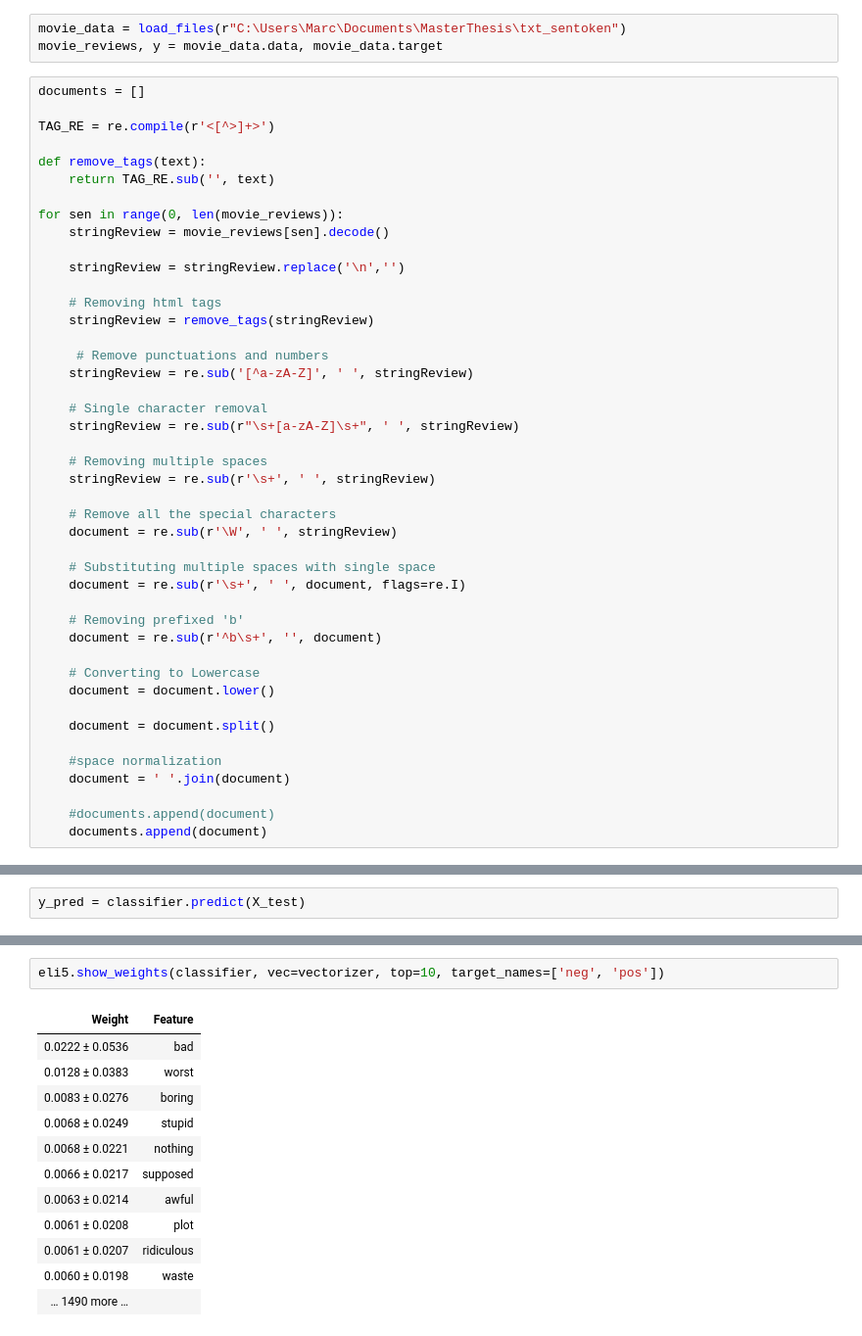
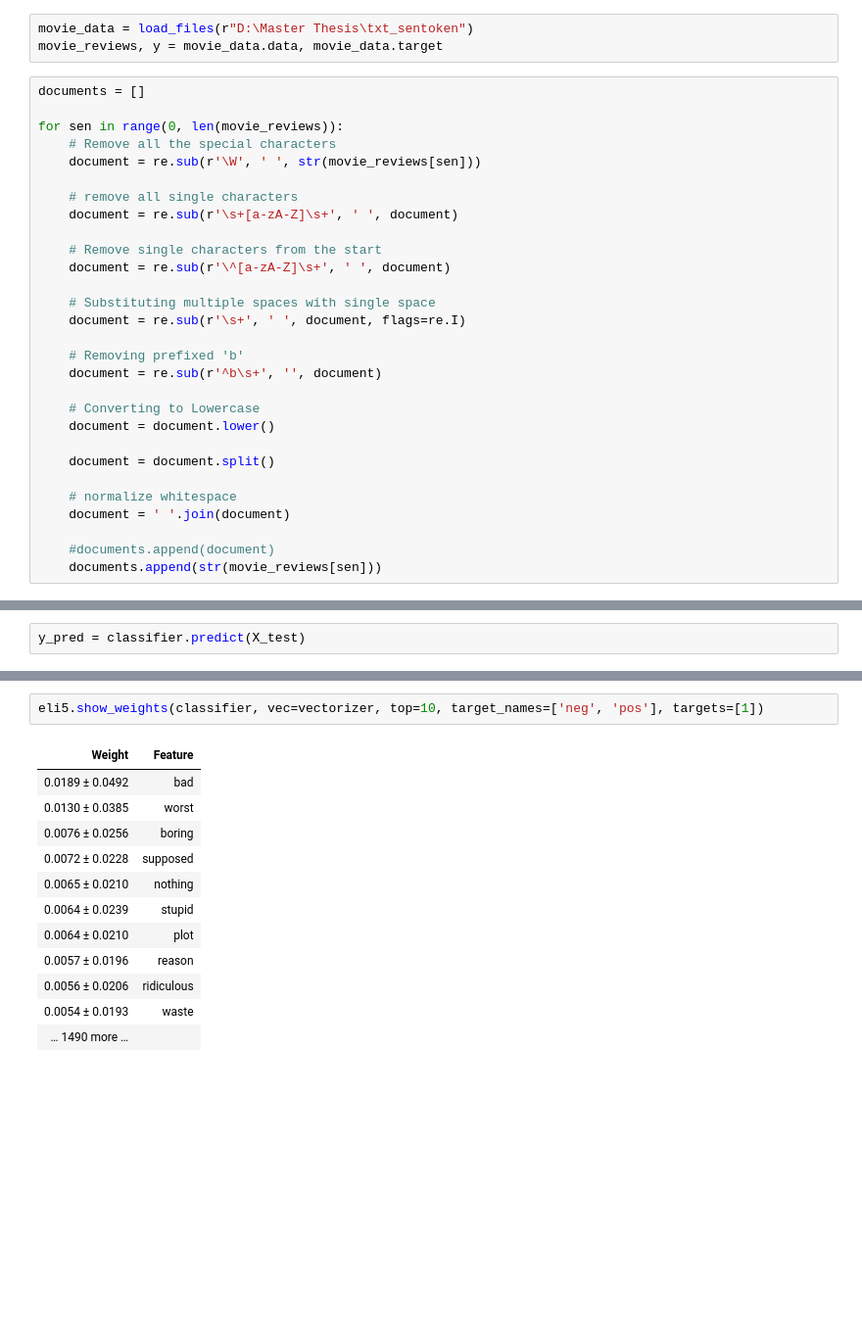
Before and after one commit to habis-git/MT, a Jupyter notebook: Jupyter Notebooks/TextClassifikation.ipynb, the cells around one changed output, grey strips where cells are left out. Shown at 98% size. Saved outputs shown, nothing was run; the diff lists cells and outputs as text; blank space fills up the shorter version.

```diff
--- a/Jupyter Notebooks/TextClassifikation.ipynb
+++ b/Jupyter Notebooks/TextClassifikation.ipynb
@@ -11,35 +10,20 @@ from nltk.corpus import stopwords
 [nltk_data]     C:\Users\Marc\AppData\Roaming\nltk_data...
 [nltk_data]   Package stopwords is already up-to-date!
 # %%
-movie_data = load_files(r"C:\Users\Marc\Documents\MasterThesis\txt_sentoken")
+movie_data = load_files(r"D:\Master Thesis\txt_sentoken")
 movie_reviews, y = movie_data.data, movie_data.target
 # %%
 documents = []
 
-TAG_RE = re.compile(r'<[^>]+>')
+for sen in range(0, len(movie_reviews)):
+    # Remove all the special characters
+    document = re.sub(r'\W', ' ', str(movie_reviews[sen]))
 
-def remove_tags(text):
-    return TAG_RE.sub('', text)
+    # remove all single characters
+    document = re.sub(r'\s+[a-zA-Z]\s+', ' ', document)
 
-for sen in range(0, len(movie_reviews)):
-    stringReview = movie_reviews[sen].decode()
-
-    stringReview = stringReview.replace('\n','')
-
-    # Removing html tags
-    stringReview = remove_tags(stringReview)
-
-     # Remove punctuations and numbers
-    stringReview = re.sub('[^a-zA-Z]', ' ', stringReview)
-
-    # Single character removal
-    stringReview = re.sub(r"\s+[a-zA-Z]\s+", ' ', stringReview)
-
-    # Removing multiple spaces
-    stringReview = re.sub(r'\s+', ' ', stringReview)
-
-    # Remove all the special characters
-    document = re.sub(r'\W', ' ', stringReview)
+    # Remove single characters from the start
+    document = re.sub(r'\^[a-zA-Z]\s+', ' ', document)
 
     # Substituting multiple spaces with single space
     document = re.sub(r'\s+', ' ', document, flags=re.I)
@@ -52,11 +36,11 @@ for sen in range(0, len(movie_reviews)):
 
     document = document.split()
 
-    #space normalization
+    # normalize whitespace
     document = ' '.join(document)
 
     #documents.append(document)
-    documents.append(document)
+    documents.append(str(movie_reviews[sen]))
 # %%
 from sklearn.feature_extraction.text import CountVectorizer
 vectorizer = CountVectorizer(max_features=1500, min_df=5, max_df=0.7, stop_words=stopwords.words('english'))
@@ -139,17 +121,17 @@ eli5.show_weights(classifier, vec=vectorizer, top=10)
 | … 1490 more … |  |
 # %%
-eli5.show_weights(classifier, vec=vectorizer, top=10, target_names=['neg', 'pos'])
+eli5.show_weights(classifier, vec=vectorizer, top=10, target_names=['neg', 'pos'], targets=[1])
 # %% [output]
 | Weight | Feature |
-| 0.0222 ± 0.0536 | bad |
-| 0.0128 ± 0.0383 | worst |
-| 0.0083 ± 0.0276 | boring |
-| 0.0068 ± 0.0249 | stupid |
-| 0.0068 ± 0.0221 | nothing |
-| 0.0066 ± 0.0217 | supposed |
-| 0.0063 ± 0.0214 | awful |
-| 0.0061 ± 0.0208 | plot |
-| 0.0061 ± 0.0207 | ridiculous |
-| 0.0060 ± 0.0198 | waste |
+| 0.0189 ± 0.0492 | bad |
+| 0.0130 ± 0.0385 | worst |
+| 0.0076 ± 0.0256 | boring |
+| 0.0072 ± 0.0228 | supposed |
+| 0.0065 ± 0.0210 | nothing |
+| 0.0064 ± 0.0239 | stupid |
+| 0.0064 ± 0.0210 | plot |
+| 0.0057 ± 0.0196 | reason |
+| 0.0056 ± 0.0206 | ridiculous |
+| 0.0054 ± 0.0193 | waste |
 | … 1490 more … |  |
 # %%
```
Also changed, not shown: parts of 8 cells of this notebook, 7 other files.
